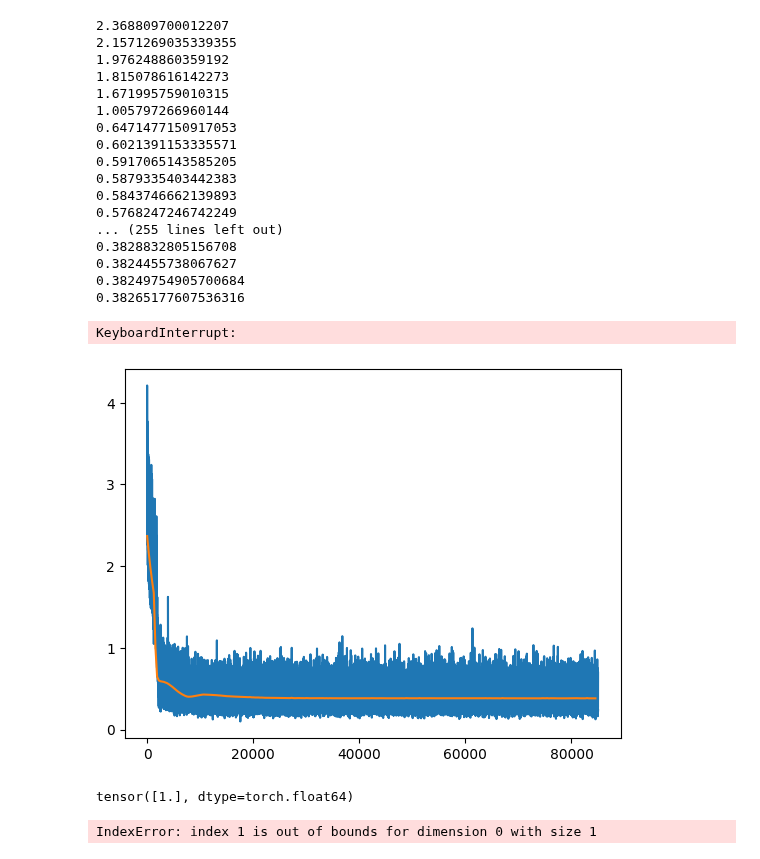
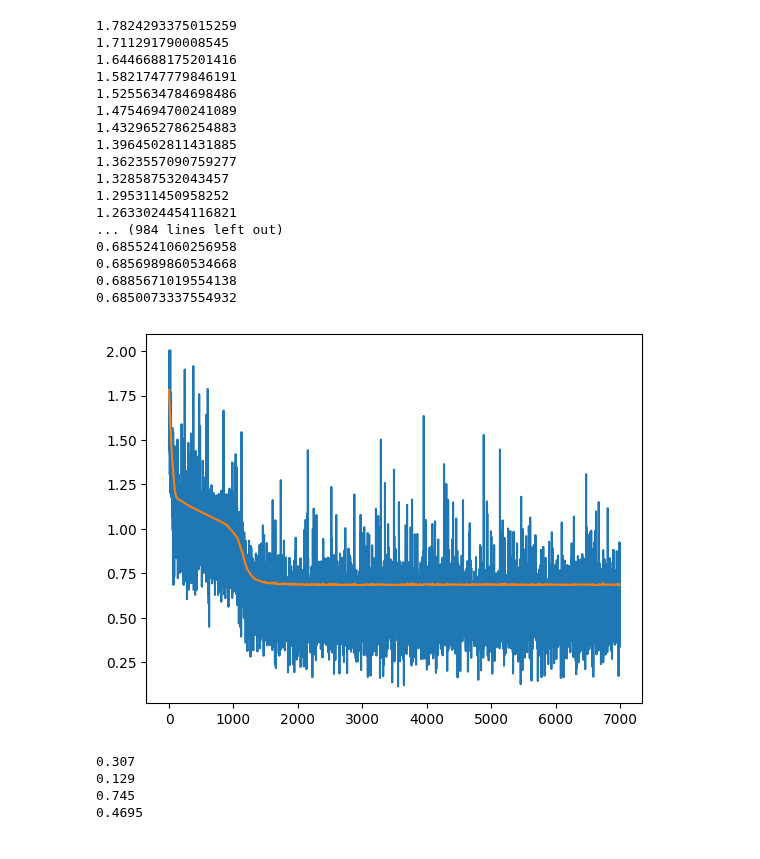
Before and after one commit to elenaquei/BioML, a Jupyter notebook: edge_attr_update.ipynb, the cells around one changed output. Cells and saved outputs as stored; diff of their text form; code cells hidden in the pictures.

```diff
--- a/edge_attr_update.ipynb
+++ b/edge_attr_update.ipynb
@@ -43,8 +43,8 @@ def to_pyg_data(x_train, y_train, ode_dim, n_data):
     return data
 
 ode_dim = 2
-n_data = 2
-x_exact, x_train, y_train, param = create_dataset(ode_dim,n_data,10000)
+n_data = 8
+x_exact, x_train, y_train, param = create_dataset(ode_dim,n_data,200)
 
 dataset = []
 for i in range(0,len(x_train)):
@@ -69,12 +69,10 @@ class EdgeNet(torch.nn.Module):
         super(EdgeNet, self).__init__()
 
         self.edge_mlp = Sequential(
-            Linear(2 * hidden_channels + edge_attr_dim, hidden_channels),
+            Linear(4 * in_channels + edge_attr_dim, hidden_channels),
             ReLU(),
             Linear(hidden_channels, edge_attr_dim)
         )
-
-        self.linear = Linear(out_channels, out_channels)
 
     def forward(self, data):
         x, edge_index, edge_attr, batch = data.x, data.edge_index, data.edge_attr, data.batch
@@ -100,7 +98,7 @@ class EdgeNet(torch.nn.Module):
 # %%
 from torch.optim import Adam
 
-model = EdgeNet(2*n_data, 4, ode_dim ** 2, 1)
+model = EdgeNet(n_data, 8, ode_dim ** 2, 1)
 optimizer = Adam(model.parameters(), lr=3e-4)
 criterion = torch.nn.MSELoss()  # or MSELoss for regression
 reg = torch.nn.L1Loss()
@@ -129,24 +127,23 @@ for epoch in range(1000):
             print(loss.item())
             test_loss.append(loss)
 # %% [output]
-2.368809700012207
-2.1571269035339355
-1.976248860359192
-1.815078616142273
-1.671995759010315
-1.005797266960144
-0.6471477150917053
-0.6021391153335571
-0.5917065143585205
-0.5879335403442383
-0.5843746662139893
-0.5768247246742249
-... (255 lines left out)
-0.3828832805156708
-0.3824455738067627
-0.38249754905700684
-0.38265177607536316
+1.7824293375015259
+1.711291790008545
+1.6446688175201416
+1.5821747779846191
+1.5255634784698486
+1.4754694700241089
+1.4329652786254883
+1.3964502811431885
+1.3623557090759277
+1.328587532043457
+1.295311450958252
+1.2633024454116821
+... (984 lines left out)
+0.6855241060256958
+0.6856989860534668
+0.6885671019554138
+0.6850073337554932
-KeyboardInterrupt:
 # %%
 import matplotlib.pyplot as plt
 
@@ -180,36 +177,36 @@ elem_wise = 0
 elem_wise_init = 0
 elems_total = 0
 
 device = torch.device('cuda' if torch.cuda.is_available() else 'cpu')
 k = 0
 for batch in val_loader:
-    print(model(batch))
-    Ahat = get_adjacency(model(batch))[0]
-
+    Ahat = get_adjacency(model(batch)).t()[0]
     A = get_adjacency(batch.y)
     if sum(abs(Ahat-A)) < 0.001:
             correct = correct+1
     total = total + 1
     Ainit = get_adjacency(y_val[k])
 
     if sum(abs(Ainit-A)) < 0.001:
         init_correct = init_correct+1
 
     for i in range(0,len(A)):
 
         if abs(Ainit[i]-A[i]) < 0.001:
              elem_wise_init += 1
 
         if abs(Ahat[i]-A[i]) < 0.001:
              elem_wise += 1
 
         elems_total += 1
 
 print(correct/total)
 print(init_correct/total)
 print(elem_wise/elems_total)
 print(elem_wise_init/elems_total)
 # %% [output]
-[figure, old version]
+[figure, new version]
-tensor([1.], dtype=torch.float64)
+0.307
+0.129
+0.745
+0.4695
-IndexError: index 1 is out of bounds for dimension 0 with size 1
```
